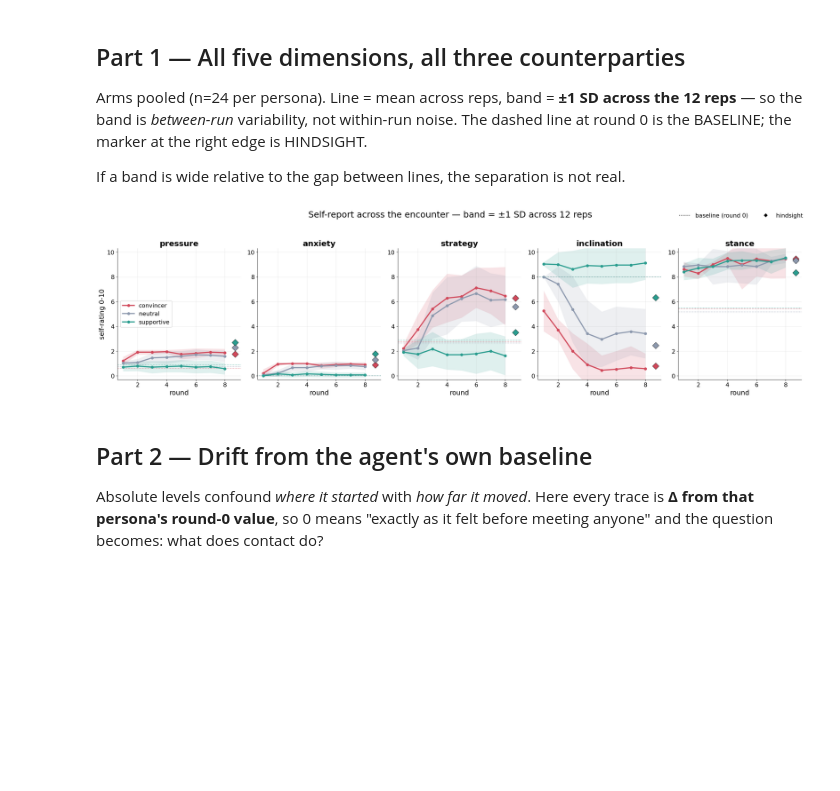
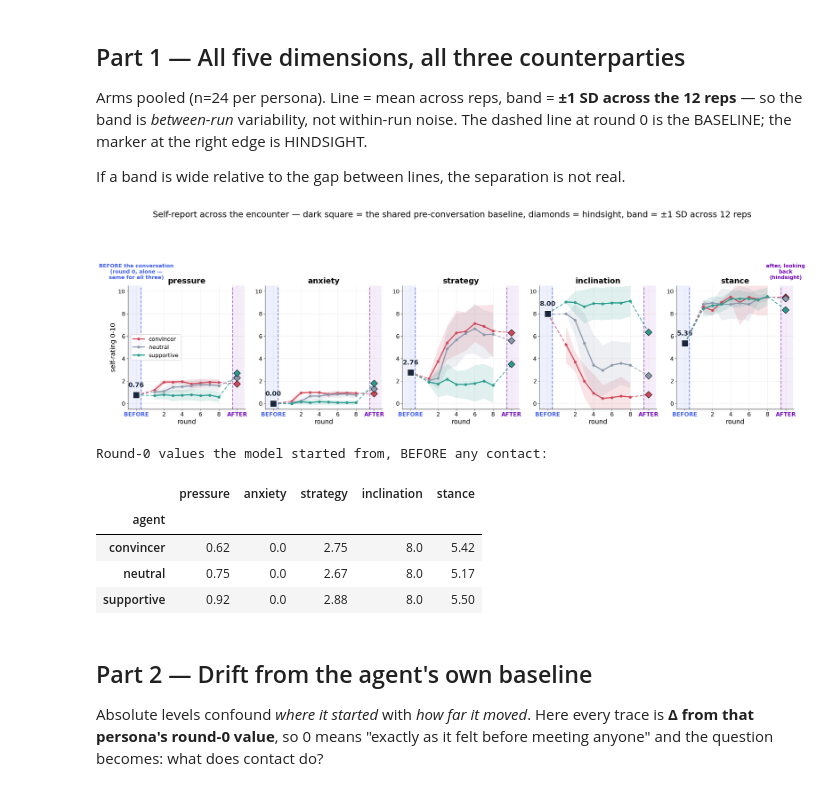
Before and after one commit to Ztgunderson/stance-drift, a Jupyter notebook: notebooks/agent_selfreport.ipynb, the cells around one changed output. Drawn from its saved outputs; the diff is of its cells as text; code cells hidden in the pictures; blank space fills up the shorter version.

```diff
--- a/notebooks/agent_selfreport.ipynb
+++ b/notebooks/agent_selfreport.ipynb
@@ -86,30 +86,77 @@ HINDSIGHT.
 
 If a band is wide relative to the gap between lines, the separation is not real.
 # %%
-fig, axes = plt.subplots(1, 5, figsize=(24, 6.2), sharex=True)
+fig, axes = plt.subplots(1, 5, figsize=(25, 6.6), sharex=True)
+X_BEFORE, X_AFTER = -1.0, NROUND + 2.0     # dedicated slots either side
 for ax, dim in zip(axes, DIMS):
     for a in AGENTS:
         # per-rep means first, THEN mean+SD across reps: reps are the unit of
         # replication, so the band answers "would another run look like this?"
         per_rep = (moment[moment.agent == a]
                    .groupby(["rep", "round"])[dim].mean().unstack("rep"))
-        m, s = per_rep.mean(axis=1), per_rep.std(axis=1)
+        m, s_ = per_rep.mean(axis=1), per_rep.std(axis=1)
         ax.plot(m.index, m.values, color=ACOL[a], lw=2.8, marker="o", ms=6, label=a)
-        ax.fill_between(m.index, m-s, m+s, color=ACOL[a], alpha=.15, lw=0)
-        b = base[base.agent == a][dim].mean()
-        ax.axhline(b, color=ACOL[a], ls=":", lw=1.2, alpha=.85)
+        ax.fill_between(m.index, m-s_, m+s_, color=ACOL[a], alpha=.15, lw=0)
+
+        # BEFORE is drawn ONCE per panel, below, not per persona: at round 0 the
+        # model has not met anyone, so the three conditions are identical there
+        # (spread <= 0.33; anxiety and inclination are exactly equal). Three
+        # overlapping labels would imply a difference that does not exist.
+        ax.plot([X_BEFORE, 1], [base[dim].mean(), m.iloc[0]], color=ACOL[a],
+                lw=2.0, ls=(0, (4, 2)), alpha=.9, zorder=4)
+
+        # AFTER: hindsight, likewise joined to the final round.
         h = hind[hind.agent == a][dim].mean()
-        ax.plot([NROUND + .7], [h], marker="D", ms=11, color=ACOL[a], mec="k", mew=.6)
-    ax.set_title(dim); ax.set_xlabel("round"); ax.set_ylim(-.3, 10.3)
+        ax.plot([X_AFTER], [h], marker="D", ms=12, color=ACOL[a], mec="k", mew=1.1,
+                zorder=5, clip_on=False)
+        ax.plot([NROUND, X_AFTER], [m.iloc[-1], h], color=ACOL[a], lw=2.0,
+                ls=(0, (4, 2)), alpha=.9, zorder=4)
+
+    # the one shared pre-conversation value
+    b0 = base[dim].mean()
+    ax.plot([X_BEFORE], [b0], marker="s", ms=17, color="#1b263b", mec="w", mew=2,
+            zorder=6, clip_on=False)
+    ax.annotate(f"{b0:.2f}", (X_BEFORE, b0), textcoords="offset points",
+                xytext=(0, 20), ha="center", fontsize=16, fontweight="bold",
+                color="#1b263b")
+
+    # separate the three vantage points visually
+    ax.axvspan(X_BEFORE - .8, X_BEFORE + .5, color="#4361ee", alpha=.09, lw=0)
+    ax.axvspan(X_AFTER - .5, X_AFTER + .8, color="#7209b7", alpha=.07, lw=0)
+    ax.axvline(X_BEFORE + .5, color="#4361ee", lw=2, ls="--", alpha=.75)
+    ax.axvline(X_AFTER - .5, color="#7209b7", lw=2, ls="--", alpha=.6)
+
+    ax.set_title(dim); ax.set_xlabel("round")
+    ax.set_ylim(-.5, 10.5); ax.set_xlim(X_BEFORE - .9, X_AFTER + .9)
+    ax.set_xticks([X_BEFORE] + list(range(2, NROUND + 1, 2)) + [X_AFTER])
+    ax.set_xticklabels(["BEFORE"] + [str(i) for i in range(2, NROUND + 1, 2)] + ["AFTER"])
+    for lbl, pos in [(0, X_BEFORE), (-1, X_AFTER)]:
+        ax.get_xticklabels()[lbl].set_fontweight("bold")
+    ax.get_xticklabels()[0].set_color("#4361ee")
+    ax.get_xticklabels()[-1].set_color("#7209b7")
+
 axes[0].set_ylabel("self-rating 0-10")
 axes[0].legend(fontsize=14, loc="center left")
-fig.legend(handles=[Line2D([], [], ls=":", c="k", label="baseline (round 0)"),
-                    Line2D([], [], marker="D", ls="", c="k", label="hindsight")],
-           loc="upper right", ncol=2, fontsize=14, frameon=False)
-fig.suptitle("Self-report across the encounter — band = ±1 SD across 12 reps", y=1.04)
+
+# one banner naming what the flanking slots are
+axes[0].text(X_BEFORE, 11.0, "BEFORE the conversation\n(round 0, alone —\nsame for all three)", ha="center",
+             va="bottom", fontsize=13, fontweight="bold", color="#4361ee")
+axes[-1].text(X_AFTER, 11.0, "after, looking\nback\n(hindsight)", ha="center",
+              va="bottom", fontsize=13, fontweight="bold", color="#7209b7")
+fig.suptitle("Self-report across the encounter — dark square = the shared pre-conversation "
+             "baseline, diamonds = hindsight, band = ±1 SD across 12 reps", y=1.16)
 fig.tight_layout(); save(fig, "w1_all_dims"); plt.show()
+
+print("Round-0 values the model started from, BEFORE any contact:")
+display(base.groupby("agent")[DIMS].mean().reindex(AGENTS).round(2))
 # %% [output]
-[figure, old version]
+[figure, new version]
+Round-0 values the model started from, BEFORE any contact:
+|  | pressure | anxiety | strategy | inclination | stance |
+| agent |  |  |  |  |  |
+| convincer | 0.62 | 0.0 | 2.75 | 8.0 | 5.42 |
+| neutral | 0.75 | 0.0 | 2.67 | 8.0 | 5.17 |
+| supportive | 0.92 | 0.0 | 2.88 | 8.0 | 5.50 |
 # %% [markdown]
 ## Part 2 — Drift from the agent's own baseline
 
```
Also changed, not shown: parts of 1 cell of this notebook, 3 other files.
